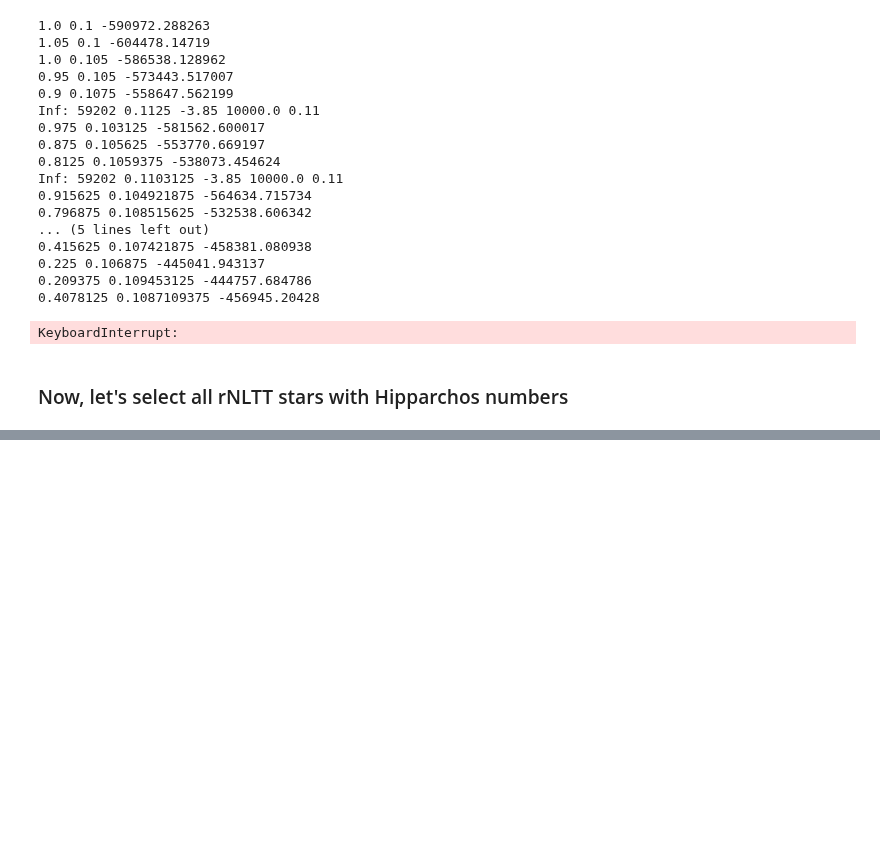
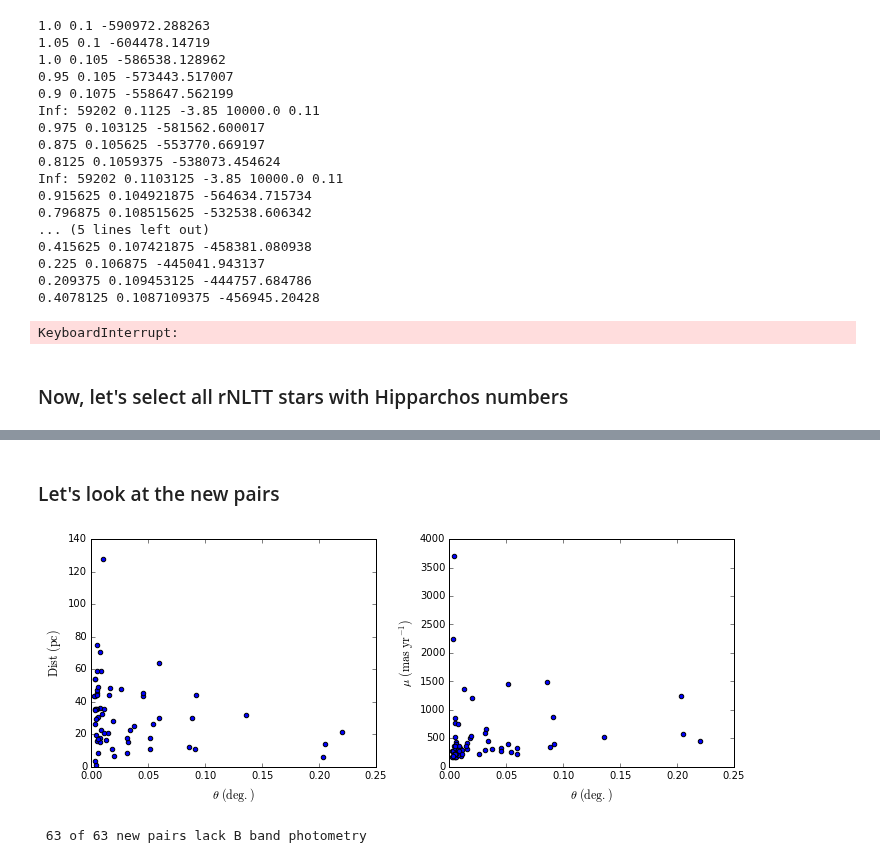
Before and after one commit to astroJeff/gaia_binaries, a Jupyter notebook: notebooks/Hipparchos_rNLTT.ipynb, the cells around one changed output, grey strips where cells are left out. Cells and saved outputs as stored; diff of their text form; code cells hidden in the pictures; blank space fills up the shorter version.

```diff
--- a/notebooks/Hipparchos_rNLTT.ipynb
+++ b/notebooks/Hipparchos_rNLTT.ipynb
@@ -243,0 +413,21 @@ print t['']
+# %%
+idx_match = np.array([], dtype='i8')
+idx_new = np.array([], dtype='i8')
+idx_bad = np.array([], dtype='i8')
+
+for i in np.arange(len(p_ind)):
+
+    id1 = np.where(CG_pairs_hip['NLTT-A'] == t['NLTT'][p_ind['i_1'][i]])[0]
+    id2 = np.where(CG_pairs_hip['NLTT-B'] == t['NLTT'][p_ind['i_2'][i]])[0]
+
+    if len(id1) != 0 and len(id2) != 0 and id1 == id2 and p_ind['P_posterior'][i]>0.5:
+#    if len(id1) != 0 and len(id2) != 0 and id1 == id2:
+        idx_match = np.append(idx_match, i)
+    elif p_ind['P_posterior'][i]>0.5:
+        idx_new = np.append(idx_new, i)
+    else:
+        idx_bad = np.append(idx_bad, i)
+
+print "Matched Pairs:", len(idx_match)
+print "New Pairs:", len(idx_new)
+print "Rejected Pairs:", len(idx_bad)
@@ -243,0 +546,36 @@ print t['']
+# %% [markdown]
+### Let's look at the new pairs
+# %%
+fig, ax = plt.subplots(1, 2, figsize=(10,4))
+
+ax[0].scatter(p_ind['theta'][idx_new], 1.0e3/p_ind['plx_1'][idx_new])
+
+mu_1 = np.sqrt(p_ind['mu_ra_1']**2 + p_ind['mu_dec_1']**2)
+ax[1].scatter(p_ind['theta'][idx_new], mu_1[idx_new])
+
+ax[0].set_xlim(0, 0.25)
+ax[0].set_ylim(0, 140)
+ax[0].set_xlabel(r'$\theta\ ({\rm deg.})$', fontsize=12)
+ax[0].set_ylabel(r'${\rm Dist}\ ({\rm pc})$', fontsize=12)
+
+ax[1].set_xlim(0, 0.25)
+ax[1].set_ylim(0, 4000)
+ax[1].set_xlabel(r'$\theta\ ({\rm deg.})$', fontsize=12)
+ax[1].set_ylabel(r'$\mu\ ({\rm mas\ yr}^{-1})$', fontsize=12)
+
+plt.tight_layout()
+plt.show()
+# %% [output]
+[figure, added]
+# %%
+id1 = p_ind['i_1'][idx_new]
+id2 = p_ind['i_2'][idx_new]
+
+N_no_B_photo = 0
+for i in np.arange(len(id1)):
+    if t['B'][id1[i]] == 0.0 or t['B'][id2[i]] == 0.0:
+        N_no_B_photo = N_no_B_photo + 1
+
+print N_no_B_photo, "of", len(id1), "new pairs lack B band photometry"
+# %% [output]
+ 63 of 63 new pairs lack B band photometry
```
Also changed, not shown: parts of 26 cells of this notebook, 2 other files.
